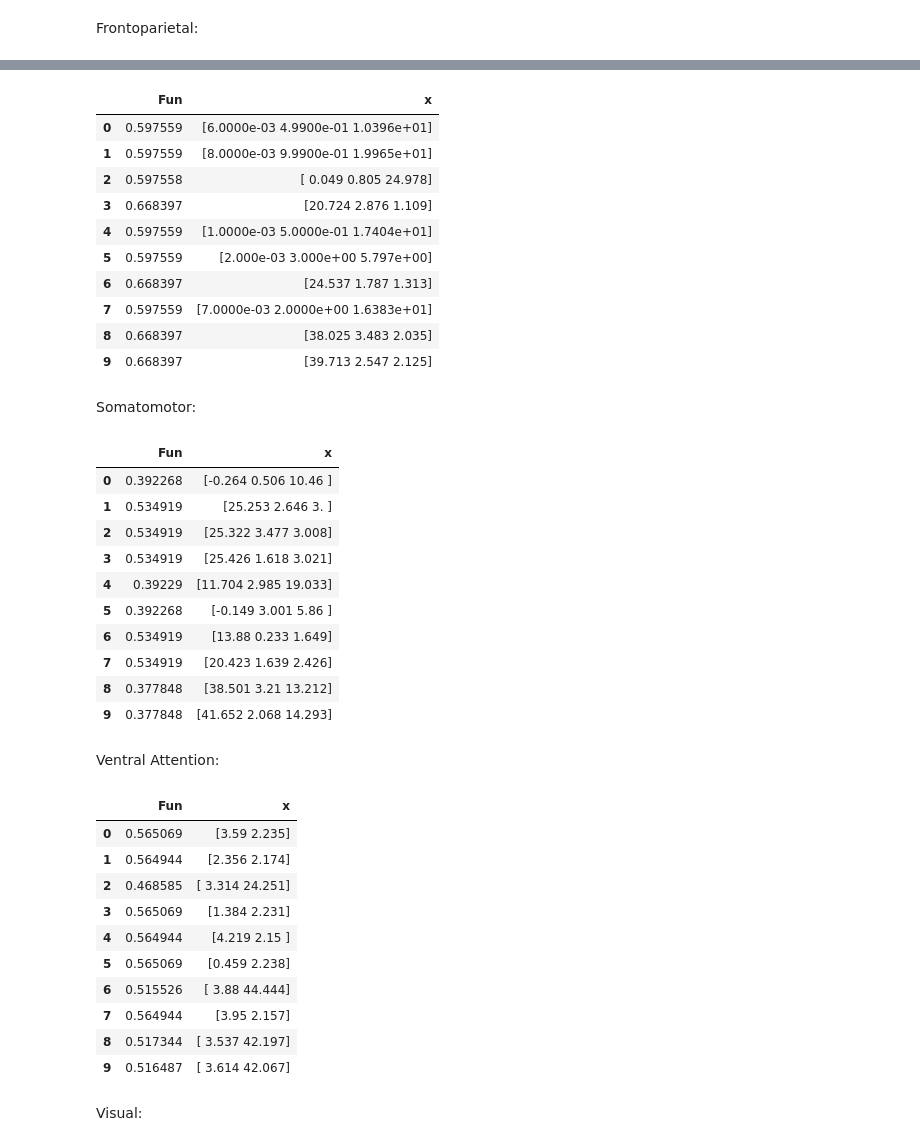
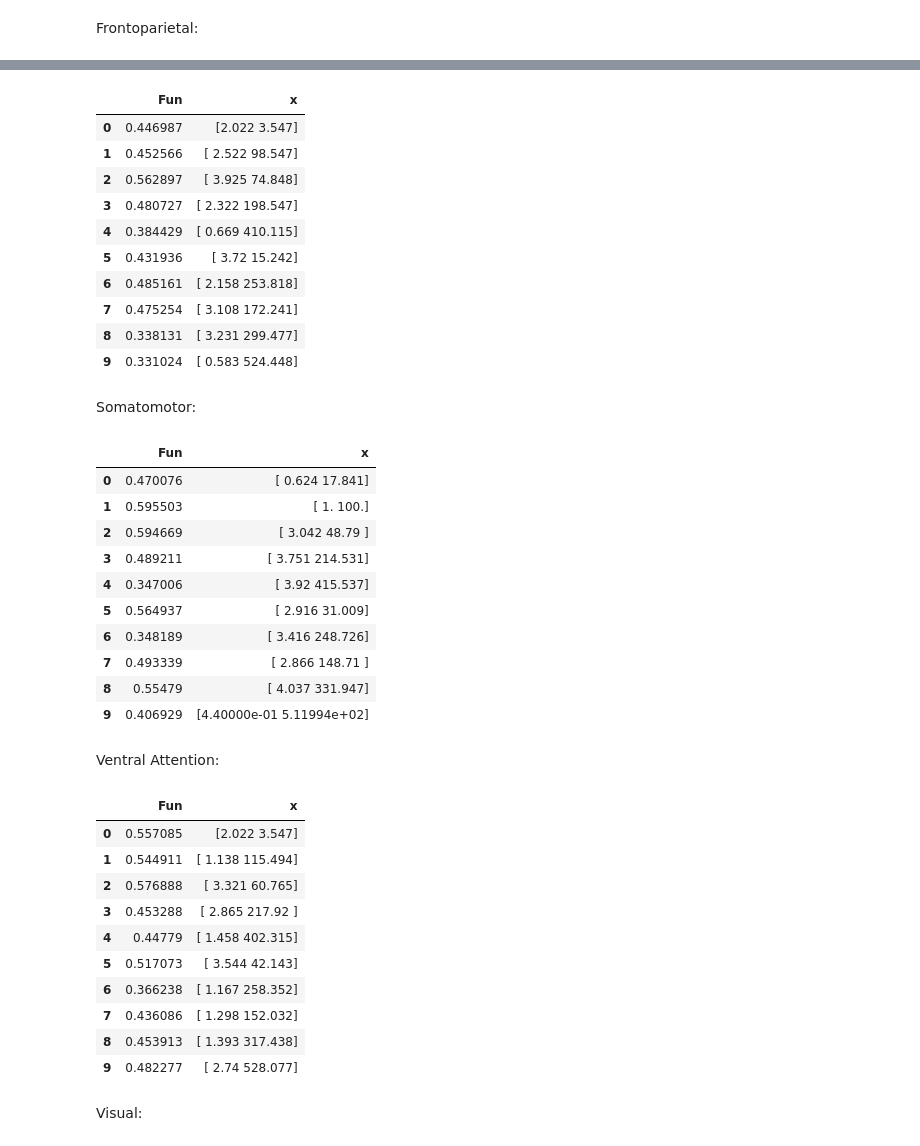
Before and after one commit to Raj-Lab-UCSF/spectrome, a Jupyter notebook: spectrome/notebooks/complex_laplacian/eigenmodes/best_BH_correlation.ipynb, the cells around one changed output, grey strips where cells are left out. Saved outputs shown, nothing was run; the diff lists cells and outputs as text; code cells hidden in the pictures.

```diff
--- a/spectrome/notebooks/complex_laplacian/eigenmodes/best_BH_correlation.ipynb
+++ b/spectrome/notebooks/complex_laplacian/eigenmodes/best_BH_correlation.ipynb
@@ -71,7 +71,7 @@ default_corrs = pd.DataFrame(columns = colnames, index = indnames)
 
 for i in np.arange(0,nruns):
     #h5_path = path.get_file_path('laplacian_networks/Default{}_BH_corr.h5'.format(i))
-    h5_path = path.get_file_path('laplacian_networks/v1_3parameters/Default{}_BH_corr.h5'.format(i))
+    h5_path = path.get_file_path('laplacian_networks/final_bounds/Default{}_BH_corr.h5'.format(i))
     bh_default = path.read_hdf5(h5_path)
     default_corrs.at[i,'Fun'] = -bh_default['fun']
     default_corrs.at[i,'x'] = np.round(bh_default['x'],3)
@@ -95,7 +95,7 @@ Dorsal Attention:
 dorsal_corrs = pd.DataFrame(columns = colnames, index = indnames)
 
 for i in np.arange(0,nruns):
-    h5_path = path.get_file_path('laplacian_networks/v1_3parameters/Dorsal_Attention{}_BH_corr.h5'.format(i))
+    h5_path = path.get_file_path('laplacian_networks/final_bounds/Dorsal_Attention{}_BH_corr.h5'.format(i))
     bh_dorsal = path.read_hdf5(h5_path)
     dorsal_corrs.at[i,'Fun'] = -bh_dorsal['fun']
     dorsal_corrs.at[i,'x'] = np.round(bh_dorsal['x'],3)
@@ -119,7 +119,7 @@ Frontoparietal:
 front_corrs = pd.DataFrame(columns = colnames, index = indnames)
 
 for i in np.arange(0,nruns):
-    h5_path = path.get_file_path('laplacian_networks/v1_3parameters/Frontoparietal{}_BH_corr.h5'.format(i))
+    h5_path = path.get_file_path('laplacian_networks/final_bounds/Frontoparietal{}_BH_corr.h5'.format(i))
     bh_front = path.read_hdf5(h5_path)
     front_corrs.at[i,'Fun'] = -bh_front['fun']
     front_corrs.at[i,'x'] = np.round(bh_front['x'],3)
@@ -140,33 +140,33 @@ front_corrs.style.apply(functions.highlight_max, subset=pd.IndexSlice[:,'Fun'])
 # %%
 limbic_corrs = pd.DataFrame(columns = colnames, index = indnames)
 
 for i in np.arange(0,nruns):
     #h5_path = path.get_file_path('laplacian_networks/Limbic{}_BH_corr.h5'.format(i))
-    h5_path = path.get_file_path('laplacian_networks/v1_3parameters/Limbic{}_BH_corr.h5'.format(i))
+    h5_path = path.get_file_path('laplacian_networks/final_bounds/Limbic{}_BH_corr.h5'.format(i))
     bh_limbic = path.read_hdf5(h5_path)
     limbic_corrs.at[i,'Fun'] = -bh_limbic['fun']
     limbic_corrs.at[i,'x'] = np.round(bh_limbic['x'],3)
 
 limbic_corrs.style.apply(functions.highlight_max, subset=pd.IndexSlice[:,'Fun']) # in case of a draw, take lowest reconstruction error
 # %% [output]
 |  | Fun | x |
-| 0 | 0.597559 | [6.0000e-03 4.9900e-01 1.0396e+01] |
-| 1 | 0.597559 | [8.0000e-03 9.9900e-01 1.9965e+01] |
-| 2 | 0.597558 | [ 0.049 0.805 24.978] |
-| 3 | 0.668397 | [20.724 2.876 1.109] |
-| 4 | 0.597559 | [1.0000e-03 5.0000e-01 1.7404e+01] |
-| 5 | 0.597559 | [2.000e-03 3.000e+00 5.797e+00] |
-| 6 | 0.668397 | [24.537 1.787 1.313] |
-| 7 | 0.597559 | [7.0000e-03 2.0000e+00 1.6383e+01] |
-| 8 | 0.668397 | [38.025 3.483 2.035] |
-| 9 | 0.668397 | [39.713 2.547 2.125] |
+| 0 | 0.446987 | [2.022 3.547] |
+| 1 | 0.452566 | [ 2.522 98.547] |
+| 2 | 0.562897 | [ 3.925 74.848] |
+| 3 | 0.480727 | [ 2.322 198.547] |
+| 4 | 0.384429 | [ 0.669 410.115] |
+| 5 | 0.431936 | [ 3.72 15.242] |
+| 6 | 0.485161 | [ 2.158 253.818] |
+| 7 | 0.475254 | [ 3.108 172.241] |
+| 8 | 0.338131 | [ 3.231 299.477] |
+| 9 | 0.331024 | [ 0.583 524.448] |
 # %% [markdown]
 Somatomotor:
 # %%
 motor_corrs = pd.DataFrame(columns = colnames, index = indnames)
 
 for i in np.arange(0,nruns):
-    h5_path = path.get_file_path('laplacian_networks/v1_3parameters/Somatomotor{}_BH_corr.h5'.format(i))
+    h5_path = path.get_file_path('laplacian_networks/final_bounds/Somatomotor{}_BH_corr.h5'.format(i))
     bh_motor = path.read_hdf5(h5_path)
     motor_corrs.at[i,'Fun'] = -bh_motor['fun']
     motor_corrs.at[i,'x'] = np.round(bh_motor['x'],3)
@@ -174,16 +174,16 @@ for i in np.arange(0,nruns):
 motor_corrs.style.apply(functions.highlight_max, subset=pd.IndexSlice[:,'Fun']) # in case of a draw, take lowest reconstruction error
 # %% [output]
 |  | Fun | x |
-| 0 | 0.392268 | [-0.264 0.506 10.46 ] |
-| 1 | 0.534919 | [25.253 2.646 3. ] |
-| 2 | 0.534919 | [25.322 3.477 3.008] |
-| 3 | 0.534919 | [25.426 1.618 3.021] |
-| 4 | 0.39229 | [11.704 2.985 19.033] |
-| 5 | 0.392268 | [-0.149 3.001 5.86 ] |
-| 6 | 0.534919 | [13.88 0.233 1.649] |
-| 7 | 0.534919 | [20.423 1.639 2.426] |
-| 8 | 0.377848 | [38.501 3.21 13.212] |
-| 9 | 0.377848 | [41.652 2.068 14.293] |
+| 0 | 0.470076 | [ 0.624 17.841] |
+| 1 | 0.595503 | [ 1. 100.] |
+| 2 | 0.594669 | [ 3.042 48.79 ] |
+| 3 | 0.489211 | [ 3.751 214.531] |
+| 4 | 0.347006 | [ 3.92 415.537] |
+| 5 | 0.564937 | [ 2.916 31.009] |
+| 6 | 0.348189 | [ 3.416 248.726] |
+| 7 | 0.493339 | [ 2.866 148.71 ] |
+| 8 | 0.55479 | [ 4.037 331.947] |
+| 9 | 0.406929 | [4.40000e-01 5.11994e+02] |
 # %% [markdown]
 Ventral Attention:
 # %%
@@ -191,7 +191,7 @@ ventral_corrs = pd.DataFrame(columns = colnames, index = indnames)
 
 for i in np.arange(0,nruns):
     #h5_path = path.get_file_path('laplacian_networks/v1_3parameters/Ventral_Attention{}_BH_corr.h5'.format(i))
-    h5_path = path.get_file_path('laplacian_networks/Ventral_Attention{}_BH_corr.h5'.format(i))
+    h5_path = path.get_file_path('laplacian_networks/final_bounds/Ventral_Attention{}_BH_corr.h5'.format(i))
     bh_ventral = path.read_hdf5(h5_path)
     ventral_corrs.at[i,'Fun'] = -bh_ventral['fun']
     ventral_corrs.at[i,'x'] = np.round(bh_ventral['x'],3)
@@ -199,16 +199,16 @@ for i in np.arange(0,nruns):
 ventral_corrs.style.apply(functions.highlight_max, subset=pd.IndexSlice[:,'Fun']) # in case of a draw, take lowest reconstruction error
 # %% [output]
 |  | Fun | x |
-| 0 | 0.565069 | [3.59 2.235] |
-| 1 | 0.564944 | [2.356 2.174] |
-| 2 | 0.468585 | [ 3.314 24.251] |
-| 3 | 0.565069 | [1.384 2.231] |
-| 4 | 0.564944 | [4.219 2.15 ] |
-| 5 | 0.565069 | [0.459 2.238] |
-| 6 | 0.515526 | [ 3.88 44.444] |
-| 7 | 0.564944 | [3.95 2.157] |
-| 8 | 0.517344 | [ 3.537 42.197] |
-| 9 | 0.516487 | [ 3.614 42.067] |
+| 0 | 0.557085 | [2.022 3.547] |
+| 1 | 0.544911 | [ 1.138 115.494] |
+| 2 | 0.576888 | [ 3.321 60.765] |
+| 3 | 0.453288 | [ 2.865 217.92 ] |
+| 4 | 0.44779 | [ 1.458 402.315] |
+| 5 | 0.517073 | [ 3.544 42.143] |
+| 6 | 0.366238 | [ 1.167 258.352] |
+| 7 | 0.436086 | [ 1.298 152.032] |
+| 8 | 0.453913 | [ 1.393 317.438] |
+| 9 | 0.482277 | [ 2.74 528.077] |
 # %% [markdown]
 Visual:
 # %%
```
Also changed, not shown: parts of 4 cells of this notebook, 4 other files.
